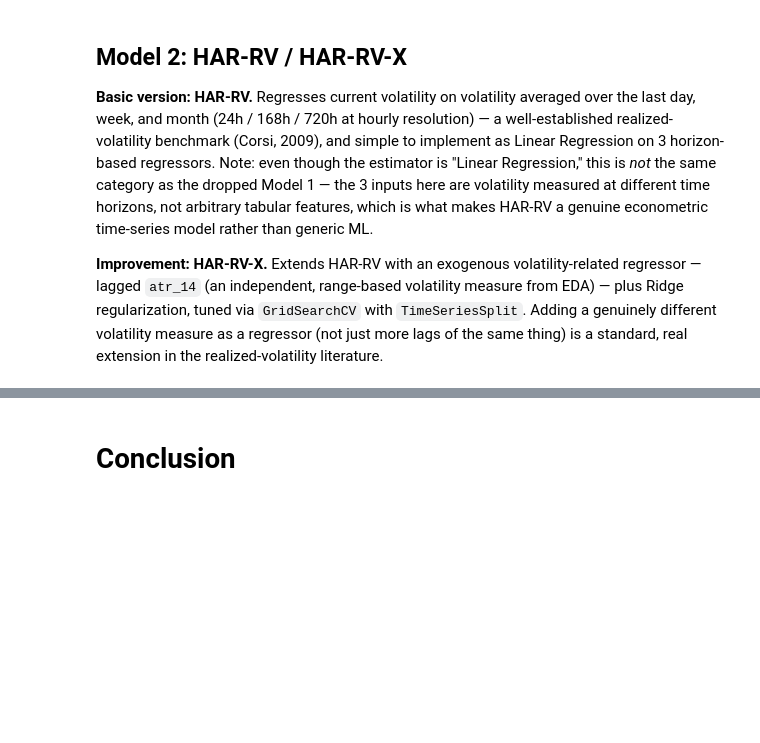
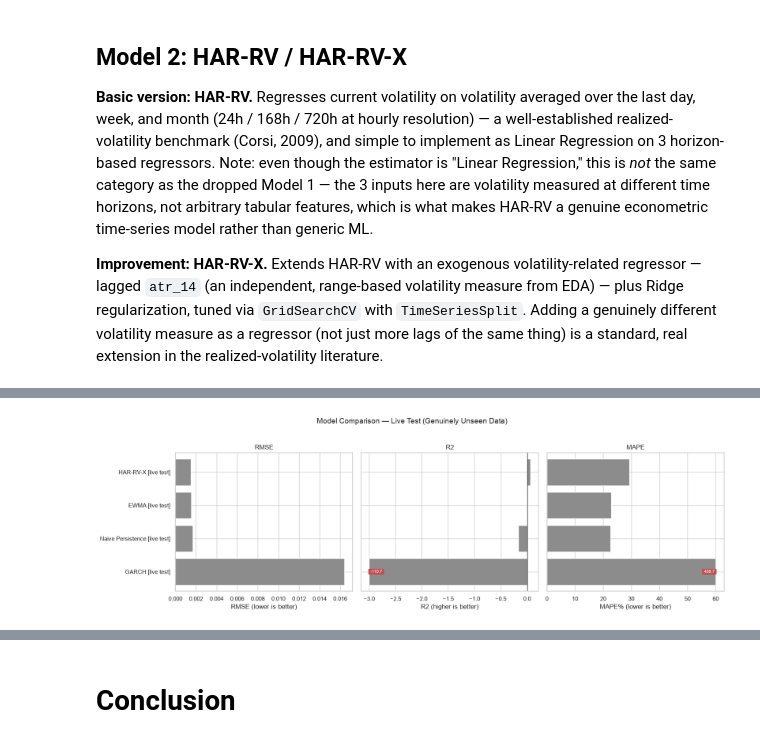
Before and after one commit to mhejairi10/bitcoin-volatility-prediction, a Jupyter notebook: notebooks/capstone-btc-volatility.ipynb, the cells around one changed output, grey strips where cells are left out. Saved outputs shown, nothing was run; the diff lists cells and outputs as text; code cells hidden in the pictures; blank space fills up the shorter version.

```diff
--- a/notebooks/capstone-btc-volatility.ipynb
+++ b/notebooks/capstone-btc-volatility.ipynb
@@ -211,7 +302,7 @@ print(df[indicator_cols].isnull().sum())
 feature_cols = [
     'Open', 'High', 'Low', 'Close', 'Volume', 'hourly_return', 'log_return',
     'volatility_7d', 'ma_7d', 'volume_chg', 'ema_12', 'ema_26', 'ema_spread',
-    'rsi_14', 'atr_14', 'bb_width', 'macd_hist'
+    'rsi_14', 'atr_14', 'atr_pct', 'bb_width', 'macd_hist'
 ]
 df_clean = df.dropna(subset=feature_cols).reset_index(drop=True)
 
@@ -762,0 +1188,31 @@ else:
+# %%
+# Each prediction's Date is its ORIGIN (when the features were known); the real outcome to
+# compare against is volatility_7d HORIZON hours later, not at the origin itself. Origins whose
+# target date hasn't happened yet (or falls past the fetched live-test window) simply get no
+# 'Actual' value here - evaluate() below excludes them naturally via dropna, no special-casing
+# needed. This is also why the live-test window is wide (Section 9 markdown): most origins will
+# already have a real outcome to check; only the most recent ~HORIZON hours of origins won't yet.
+actuals = combined_features.set_index('Date')['volatility_7d']
+live_predictions['Actual'] = (live_predictions['Date'] + pd.Timedelta(hours=HORIZON)).map(actuals)
+
+# Naive persistence: the most recently known actual value at prediction time - same definition
+# as the historical evaluation's volatility_7d_lag1, independent of how far ahead we're
+# forecasting.
+naive_live = combined_features.set_index('Date')['volatility_7d_lag1']
+live_predictions['Naive_Pred'] = live_predictions['Date'].map(naive_live)
+
+n_scoreable = live_predictions['Actual'].notna().sum()
+print(f'{n_scoreable} of {len(live_predictions)} live-test predictions have a real, already-'
+      f'elapsed outcome to compare against (the rest target a date that hasn\'t happened yet).')
+
+live_results = []
+for model_col, label in [('Naive_Pred', 'Naive Persistence [live test]'),
+                          ('GARCH_Pred', 'GARCH [live test]'),
+                          ('HAR_RV_X_Pred', 'HAR-RV-X [live test]'),
+                          ('EWMA_Pred', 'EWMA [live test]')]:
+    valid = live_predictions.dropna(subset=[model_col, 'Actual'])
+    if len(valid) > 0:
+        live_results.append(evaluate(valid['Actual'], valid[model_col], label))
+
+live_comparison_df = pd.DataFrame(live_results).sort_values('RMSE').reset_index(drop=True)
+live_comparison_df
@@ -762,0 +1233,7 @@ else:
+# %%
+plot_metric_comparison(
+    live_comparison_df, ['RMSE', 'R2', 'MAPE'], 'Model Comparison — Live Test (Genuinely Unseen Data)',
+    clip={'R2': (-3, None), 'MAPE': (None, 60)}
+)
+# %% [output]
+[figure, added]
```
Also changed, not shown: parts of 69 cells of this notebook, 7 other files.
